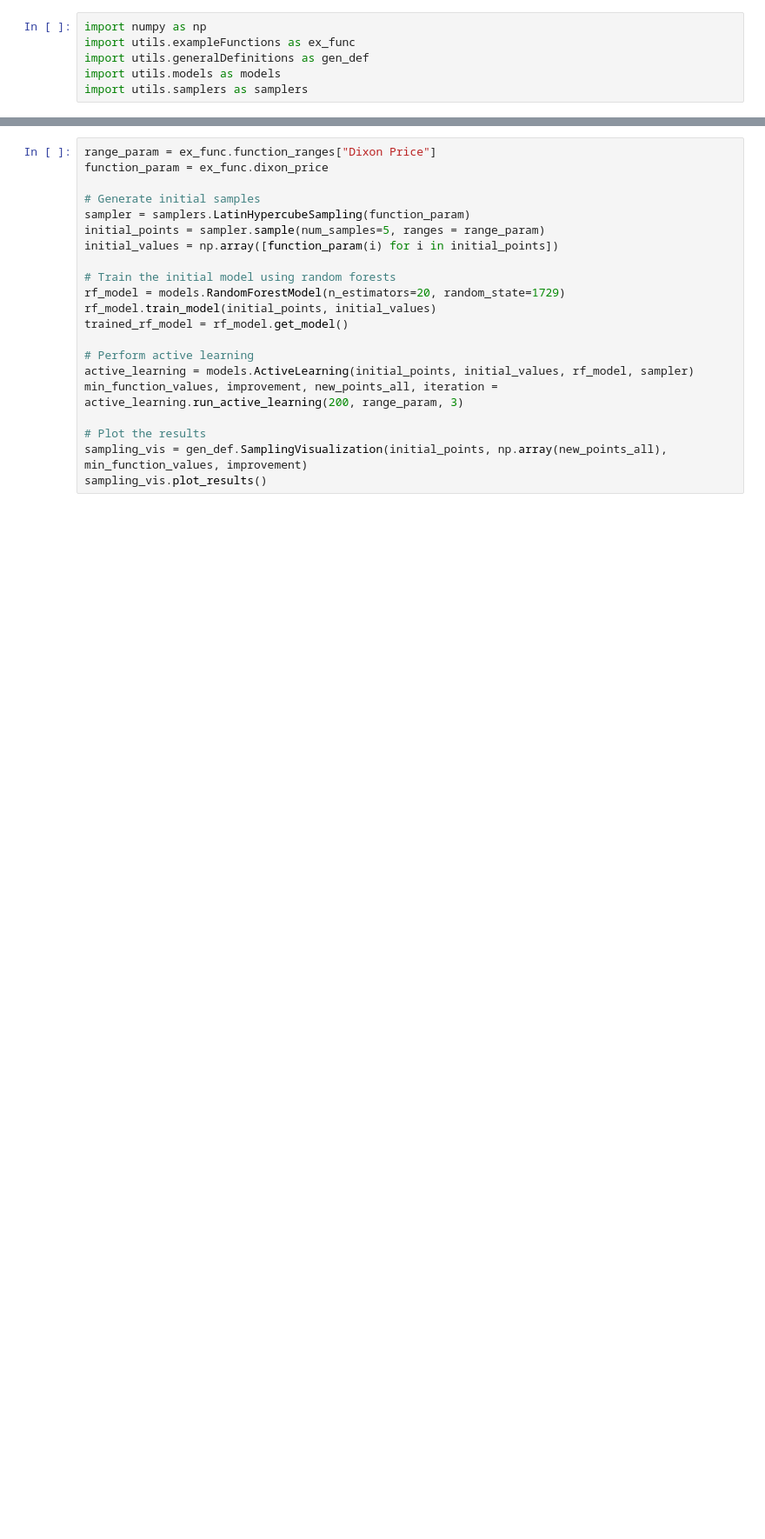
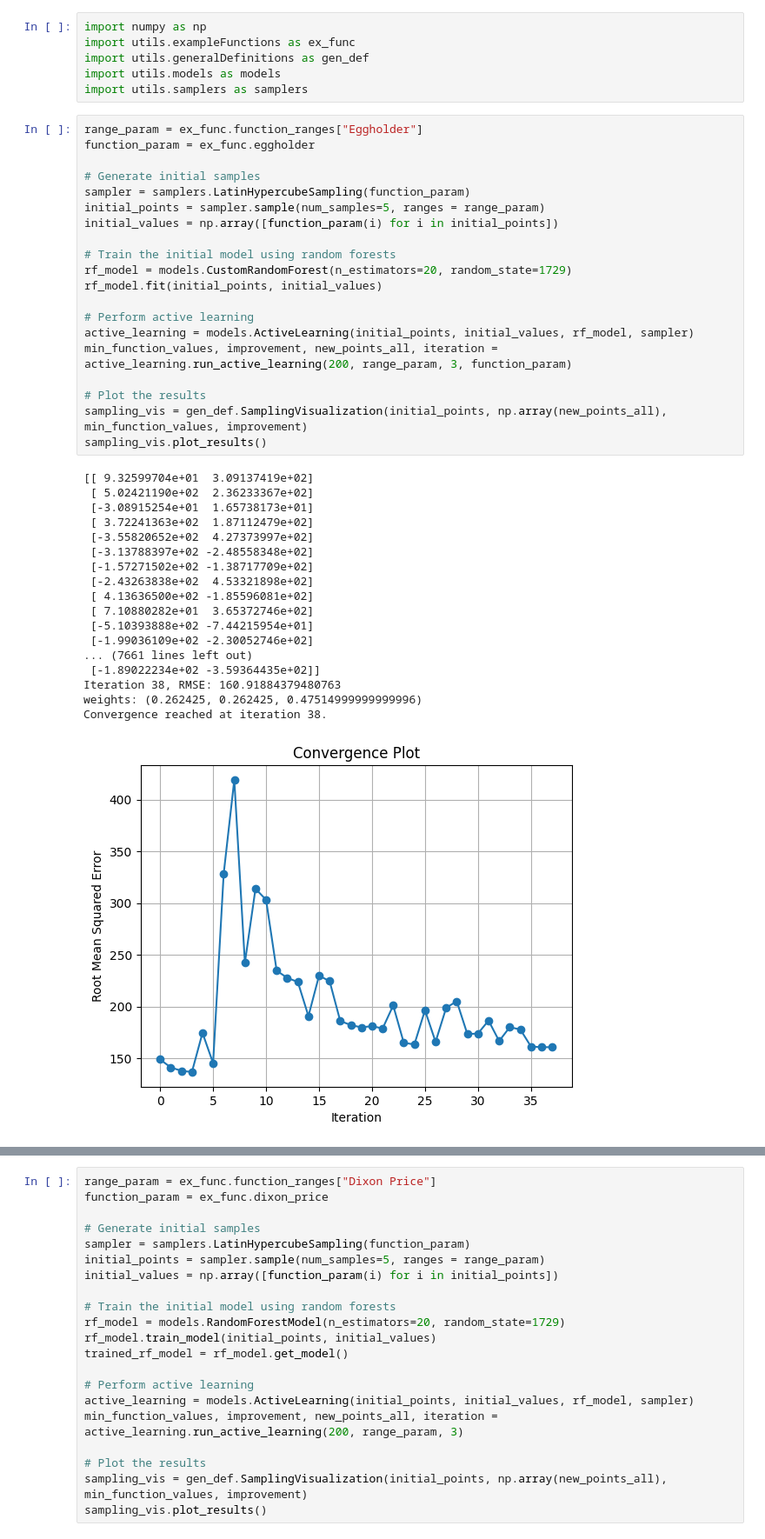
Before and after one commit to HaticeSerraHakyemez/Black-Box-Optimization-in-Simulation-Based-Design, a Jupyter notebook: Final Algo and Benchmarking/main.ipynb, the cells around one changed output, grey strips where cells are left out. Shown: that part at 87% size. Saved outputs shown, nothing was run; the diff lists cells and outputs as text; blank space fills up the shorter version.

```diff
--- a/Final Algo and Benchmarking/main.ipynb
+++ b/Final Algo and Benchmarking/main.ipynb
@@ -4,3 +4,42 @@ import utils.exampleFunctions as ex_func
 import utils.generalDefinitions as gen_def
 import utils.models as models
 import utils.samplers as samplers
+# %%
+range_param = ex_func.function_ranges["Eggholder"]
+function_param = ex_func.eggholder
+
+# Generate initial samples
+sampler = samplers.LatinHypercubeSampling(function_param)
+initial_points = sampler.sample(num_samples=5, ranges = range_param)
+initial_values = np.array([function_param(i) for i in initial_points])
+
+# Train the initial model using random forests
+rf_model = models.CustomRandomForest(n_estimators=20, random_state=1729)
+rf_model.fit(initial_points, initial_values)
+
+# Perform active learning
+active_learning = models.ActiveLearning(initial_points, initial_values, rf_model, sampler)
+min_function_values, improvement, new_points_all, iteration = active_learning.run_active_learning(200, range_param, 3, function_param)
+
+# Plot the results
+sampling_vis = gen_def.SamplingVisualization(initial_points, np.array(new_points_all), min_function_values, improvement)
+sampling_vis.plot_results()
+# %% [output]
+[[ 9.32599704e+01  3.09137419e+02]
+ [ 5.02421190e+02  2.36233367e+02]
+ [-3.08915254e+01  1.65738173e+01]
+ [ 3.72241363e+02  1.87112479e+02]
+ [-3.55820652e+02  4.27373997e+02]
+ [-3.13788397e+02 -2.48558348e+02]
+ [-1.57271502e+02 -1.38717709e+02]
+ [-2.43263838e+02  4.53321898e+02]
+ [ 4.13636500e+02 -1.85596081e+02]
+ [ 7.10880282e+01  3.65372746e+02]
+ [-5.10393888e+02 -7.44215954e+01]
+ [-1.99036109e+02 -2.30052746e+02]
+... (7661 lines left out)
+ [-1.89022234e+02 -3.59364435e+02]]
+Iteration 38, RMSE: 160.91884379480763
+weights: (0.262425, 0.262425, 0.47514999999999996)
+Convergence reached at iteration 38.
+[figure, added]
```
Also changed, not shown: parts of 1 cell of this notebook, 3 other files.
